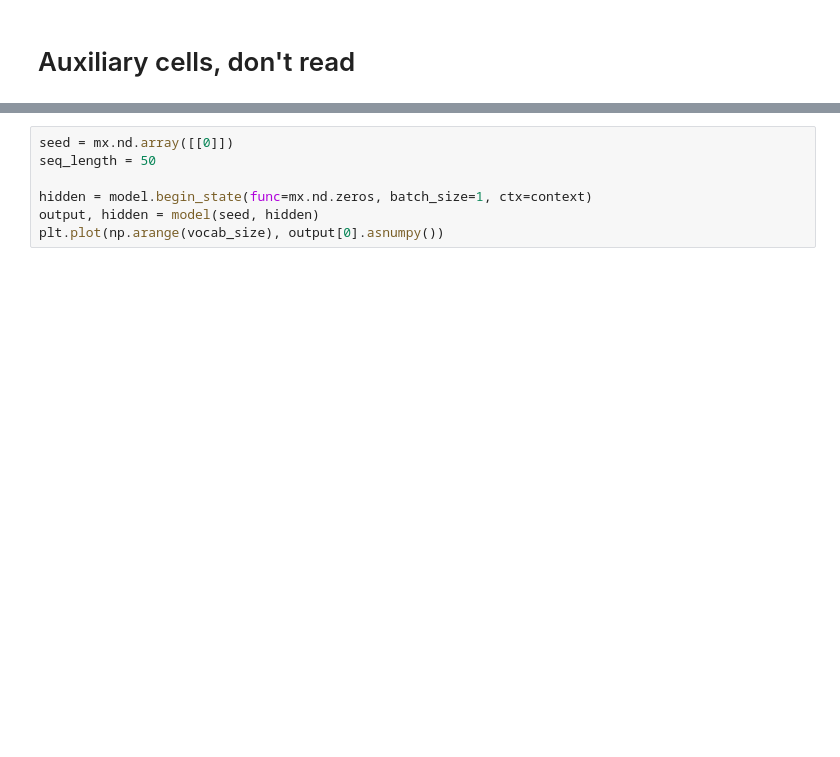
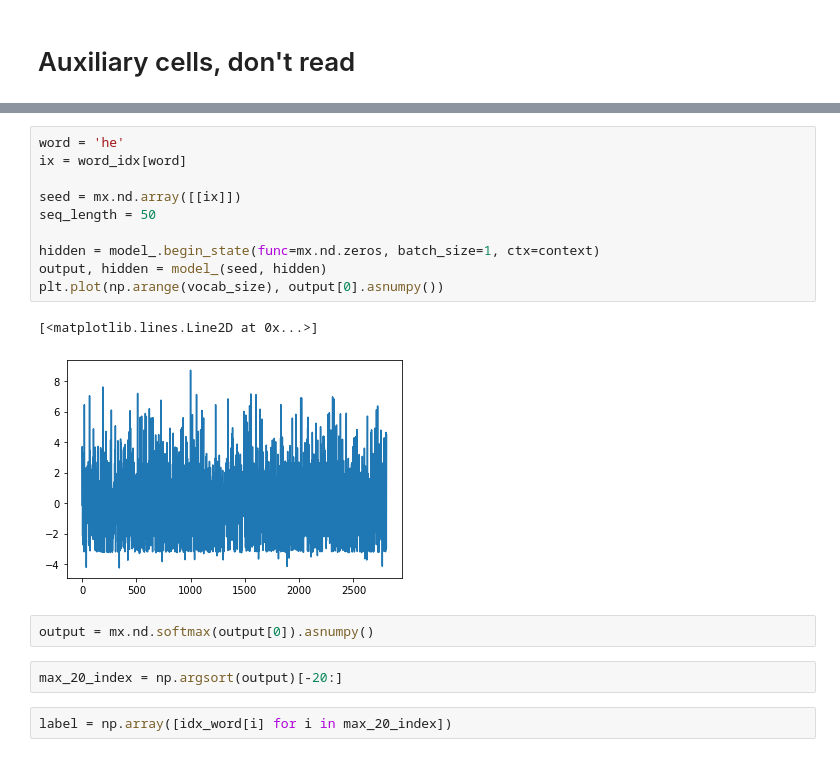
Before and after one commit to neillytan/NLP-Project, a Jupyter notebook: demo.ipynb, the cells around one changed output, grey strips where cells are left out. Drawn from its saved outputs; the diff is of its cells as text; blank space fills up the shorter version.

```diff
--- a/demo.ipynb
+++ b/demo.ipynb
@@ -147,7 +152,19 @@ embed[877], norms[877]
 # %%
-seed = mx.nd.array([[0]])
+word = 'he'
+ix = word_idx[word]
+
+seed = mx.nd.array([[ix]])
 seq_length = 50
 
-hidden = model.begin_state(func=mx.nd.zeros, batch_size=1, ctx=context)
-output, hidden = model(seed, hidden)
+hidden = model_.begin_state(func=mx.nd.zeros, batch_size=1, ctx=context)
+output, hidden = model_(seed, hidden)
 plt.plot(np.arange(vocab_size), output[0].asnumpy())
+# %% [output]
+[<matplotlib.lines.Line2D at 0x...>]
+[figure, added]
+# %%
+output = mx.nd.softmax(output[0]).asnumpy()
+# %%
+max_20_index = np.argsort(output)[-20:]
+# %%
+label = np.array([idx_word[i] for i in max_20_index])
```
Also changed, not shown: parts of 18 cells of this notebook, 8 other files.
